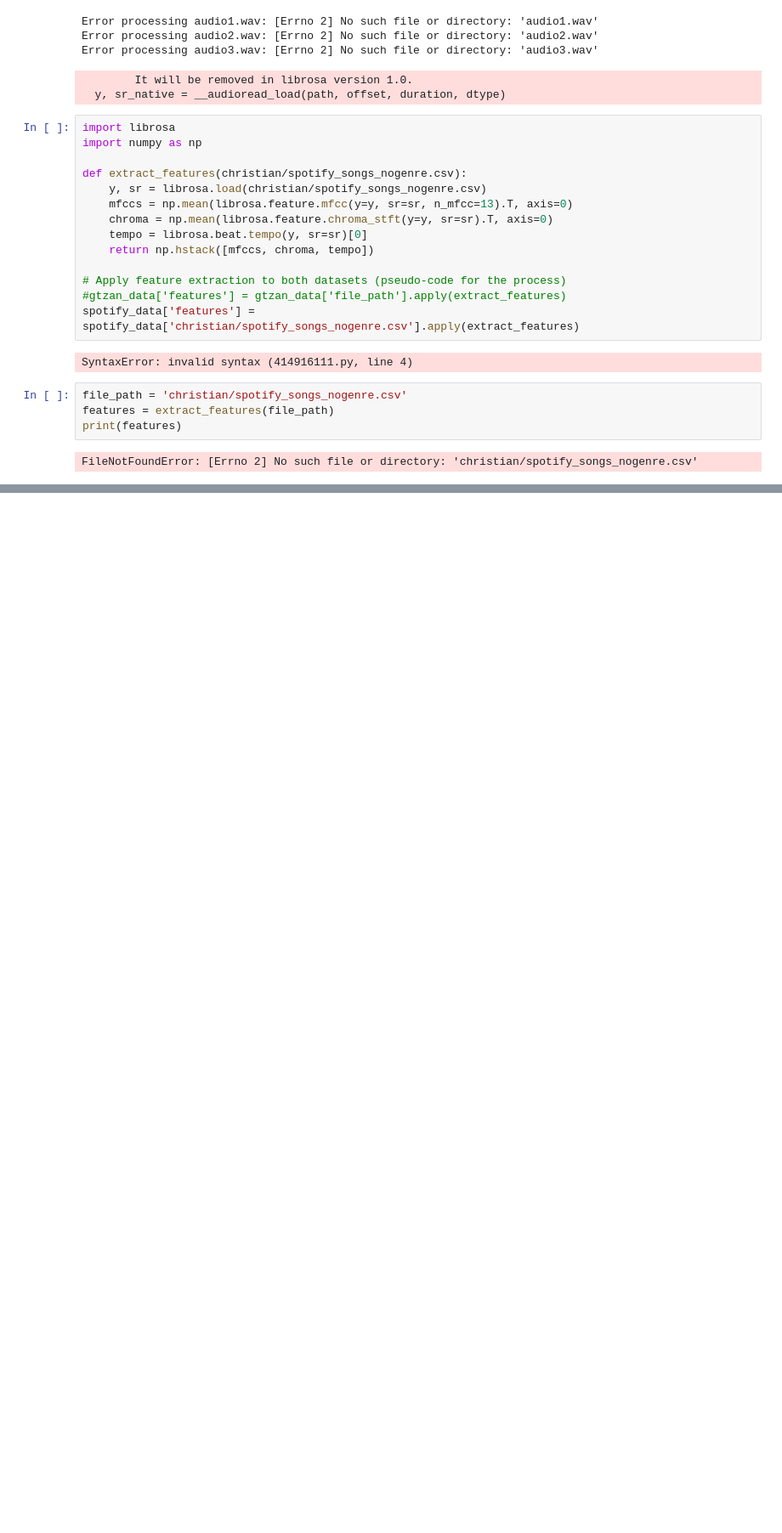
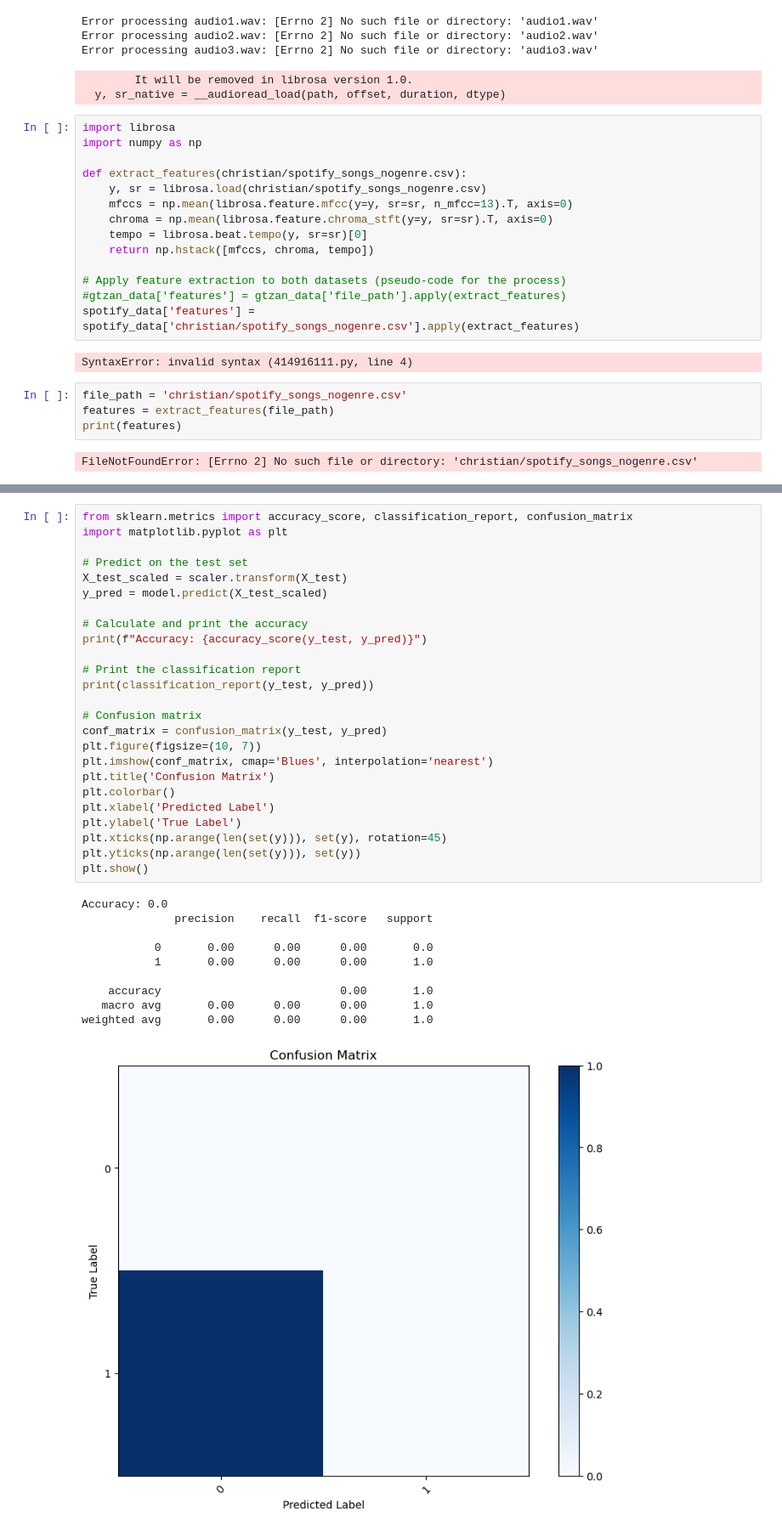
Before and after one commit to SGergeis0/Final-project-group-4, a Jupyter notebook: christian/data_collection.ipynb, the cells around one changed output, grey strips where cells are left out. Shown: that part at 85% size. Drawn from its saved outputs; the diff is of its cells as text; blank space fills up the shorter version.

```diff
--- a/christian/data_collection.ipynb
+++ b/christian/data_collection.ipynb
@@ -196,0 +326,36 @@ FileNotFoundError: [Errno 2] No such file or directory: 'christian/spotify_songs
+# %%
+from sklearn.metrics import accuracy_score, classification_report, confusion_matrix
+import matplotlib.pyplot as plt
+
+# Predict on the test set
+X_test_scaled = scaler.transform(X_test)
+y_pred = model.predict(X_test_scaled)
+
+# Calculate and print the accuracy
+print(f"Accuracy: {accuracy_score(y_test, y_pred)}")
+
+# Print the classification report
+print(classification_report(y_test, y_pred))
+
+# Confusion matrix
+conf_matrix = confusion_matrix(y_test, y_pred)
+plt.figure(figsize=(10, 7))
+plt.imshow(conf_matrix, cmap='Blues', interpolation='nearest')
+plt.title('Confusion Matrix')
+plt.colorbar()
+plt.xlabel('Predicted Label')
+plt.ylabel('True Label')
+plt.xticks(np.arange(len(set(y))), set(y), rotation=45)
+plt.yticks(np.arange(len(set(y))), set(y))
+plt.show()
+# %% [output]
+Accuracy: 0.0
+              precision    recall  f1-score   support
+
+           0       0.00      0.00      0.00       0.0
+           1       0.00      0.00      0.00       1.0
+
+    accuracy                           0.00       1.0
+   macro avg       0.00      0.00      0.00       1.0
+weighted avg       0.00      0.00      0.00       1.0
+[figure, added]
```
Also changed, not shown: parts of 9 cells of this notebook.
